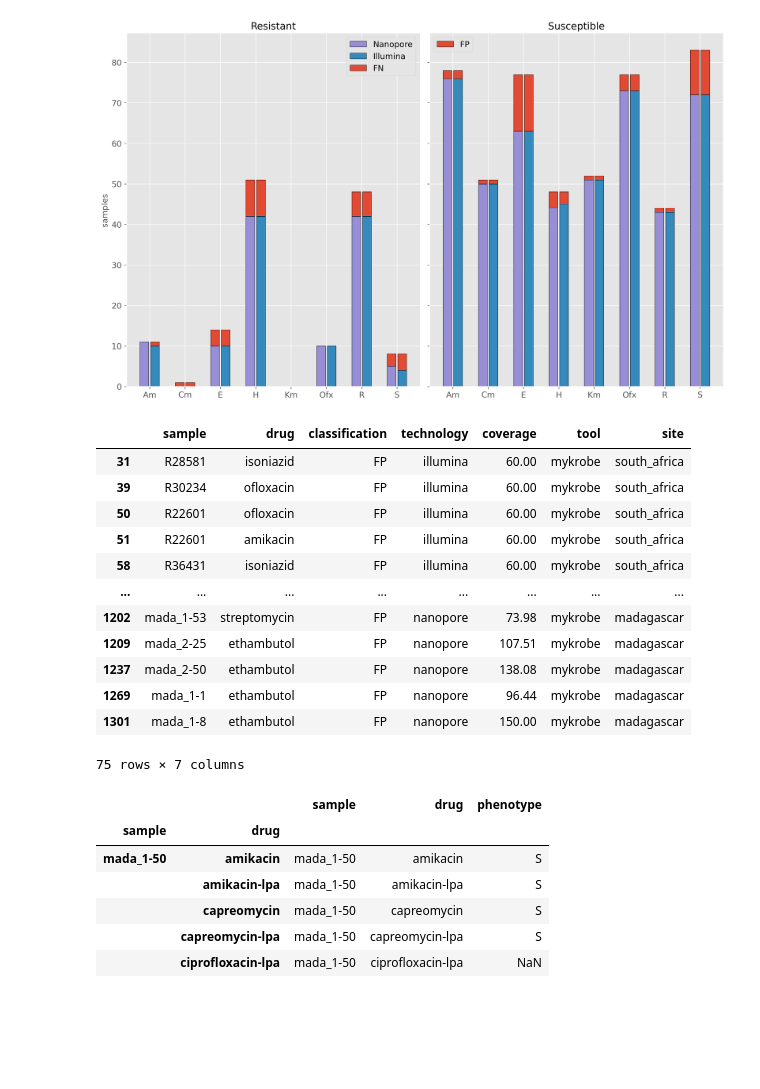
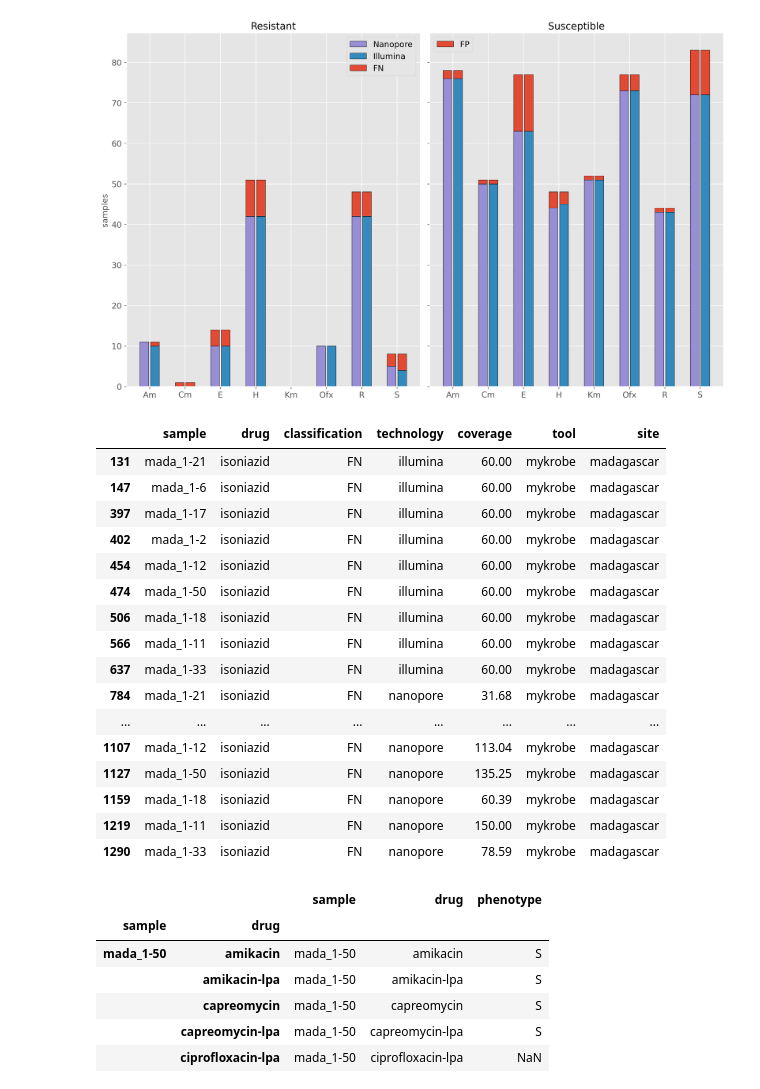
Before and after one commit to mbhall88/head_to_head_pipeline, a Jupyter notebook: analysis/resistance_prediction/workflow/notebooks/analysis_eda.ipynb, the cells around one changed output. Saved outputs shown, nothing was run; the diff lists cells and outputs as text; code cells hidden in the pictures; blank space fills up the shorter version.

```diff
--- a/analysis/resistance_prediction/workflow/notebooks/analysis_eda.ipynb
+++ b/analysis/resistance_prediction/workflow/notebooks/analysis_eda.ipynb
@@ -594,21 +594,25 @@ plt.tight_layout()
 # %% [output]
 [figure]
 # %%
-clf_df.query("classification=='FP' and tool=='mykrobe'")
+clf_df.query("classification=='FN' and tool=='mykrobe' and drug=='isoniazid'")
 # %% [output]
 |  | sample | drug | classification | technology | coverage | tool | site |
-| 31 | R28581 | isoniazid | FP | illumina | 60.00 | mykrobe | south_africa |
-| 39 | R30234 | ofloxacin | FP | illumina | 60.00 | mykrobe | south_africa |
-| 50 | R22601 | ofloxacin | FP | illumina | 60.00 | mykrobe | south_africa |
-| 51 | R22601 | amikacin | FP | illumina | 60.00 | mykrobe | south_africa |
-| 58 | R36431 | isoniazid | FP | illumina | 60.00 | mykrobe | south_africa |
+| 131 | mada_1-21 | isoniazid | FN | illumina | 60.00 | mykrobe | madagascar |
+| 147 | mada_1-6 | isoniazid | FN | illumina | 60.00 | mykrobe | madagascar |
+| 397 | mada_1-17 | isoniazid | FN | illumina | 60.00 | mykrobe | madagascar |
+| 402 | mada_1-2 | isoniazid | FN | illumina | 60.00 | mykrobe | madagascar |
+| 454 | mada_1-12 | isoniazid | FN | illumina | 60.00 | mykrobe | madagascar |
+| 474 | mada_1-50 | isoniazid | FN | illumina | 60.00 | mykrobe | madagascar |
+| 506 | mada_1-18 | isoniazid | FN | illumina | 60.00 | mykrobe | madagascar |
+| 566 | mada_1-11 | isoniazid | FN | illumina | 60.00 | mykrobe | madagascar |
+| 637 | mada_1-33 | isoniazid | FN | illumina | 60.00 | mykrobe | madagascar |
+| 784 | mada_1-21 | isoniazid | FN | nanopore | 31.68 | mykrobe | madagascar |
 | ... | ... | ... | ... | ... | ... | ... | ... |
-| 1202 | mada_1-53 | streptomycin | FP | nanopore | 73.98 | mykrobe | madagascar |
-| 1209 | mada_2-25 | ethambutol | FP | nanopore | 107.51 | mykrobe | madagascar |
-| 1237 | mada_2-50 | ethambutol | FP | nanopore | 138.08 | mykrobe | madagascar |
-| 1269 | mada_1-1 | ethambutol | FP | nanopore | 96.44 | mykrobe | madagascar |
-| 1301 | mada_1-8 | ethambutol | FP | nanopore | 150.00 | mykrobe | madagascar |
+| 1107 | mada_1-12 | isoniazid | FN | nanopore | 113.04 | mykrobe | madagascar |
+| 1127 | mada_1-50 | isoniazid | FN | nanopore | 135.25 | mykrobe | madagascar |
+| 1159 | mada_1-18 | isoniazid | FN | nanopore | 60.39 | mykrobe | madagascar |
+| 1219 | mada_1-11 | isoniazid | FN | nanopore | 150.00 | mykrobe | madagascar |
+| 1290 | mada_1-33 | isoniazid | FN | nanopore | 78.59 | mykrobe | madagascar |
-75 rows × 7 columns
 # %%
 pheno.query("sample=='mada_1-50'")
 # %% [output]
```
Also changed, not shown: 1 other file.
